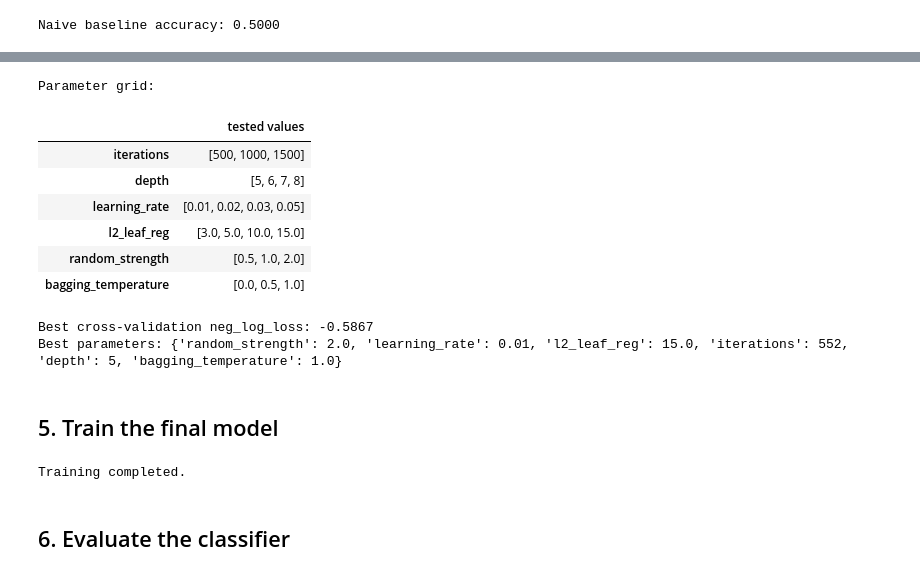
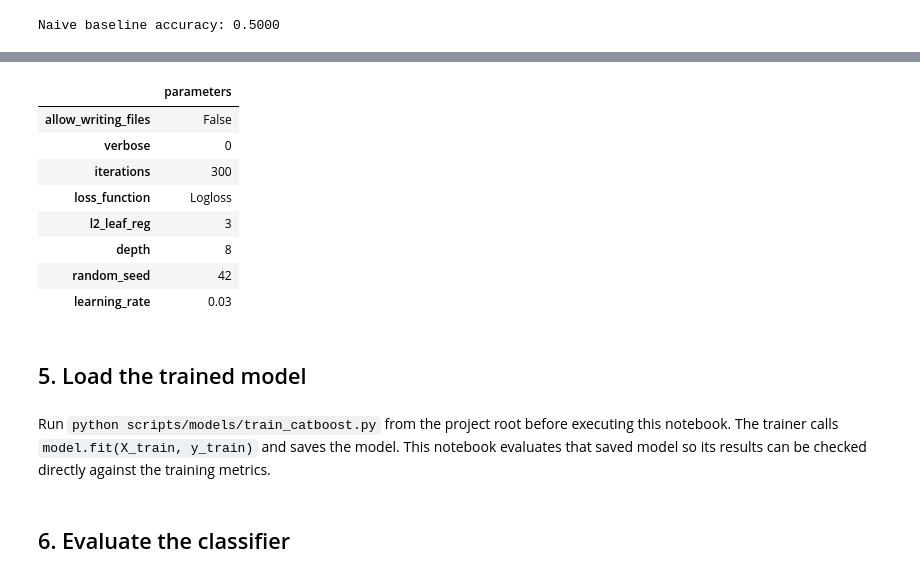
Before and after one commit to K4mp47/tennis_prediction, a Jupyter notebook: docs/catboost_training_analysis.ipynb, the cells around one changed output, grey strips where cells are left out. Drawn from its saved outputs; the diff is of its cells as text; code cells hidden in the pictures.

```diff
--- a/docs/catboost_training_analysis.ipynb
+++ b/docs/catboost_training_analysis.ipynb
@@ -32,7 +32,7 @@ from pathlib import Path
 import matplotlib.pyplot as plt
 import numpy as np
 import pandas as pd
-from catboost import CatBoostClassifier
+from catboost import CatBoostClassifier, Pool
 from IPython.display import display
 from sklearn.dummy import DummyClassifier
 from sklearn.metrics import (
@@ -52,16 +52,12 @@ if not (PROJECT_ROOT / "pyproject.toml").exists():
 MODELS_DIR = PROJECT_ROOT / "scripts" / "models"
 sys.path.insert(0, str(MODELS_DIR))
 
-from train_catboost import (  # noqa: E402
-    file_sha256,
-    prepare_catboost_features,
-    symmetrize_pair_probabilities,
-)
-from training_utils import chronological_holdout_split  # noqa: E402
+from train_catboost import chronological_split, prepare_catboost_features  # noqa: E402
 
 FEATURES_PATH = PROJECT_ROOT / "data/interim/tennis_matches_features.data"
 METADATA_PATH = PROJECT_ROOT / "data/interim/tennis_matches_features_metadata.json"
 METRICS_PATH = PROJECT_ROOT / "data/interim/catboost_metrics.json"
+MODEL_PATH = PROJECT_ROOT / "data/interim/catboost_model.cbm"
 
 plt.style.use("seaborn-v0_8-whitegrid")
 # %% [markdown]
@@ -208,42 +173,24 @@ The grid controls:
 # %%
-print("Parameter grid:")
-display(pd.Series(training_metrics["parameter_grid"], name="tested values").to_frame())
-
-cv_metric = training_metrics.get("selection_metric", "accuracy")
-cv_score = training_metrics.get("best_cv_accuracy")
-if cv_score is None:
-    cv_score = training_metrics["best_cv_score"]
-print(f"Best cross-validation {cv_metric}: {cv_score:.4f}")
-print("Best parameters:", training_metrics["best_params"])
+model = CatBoostClassifier()
+model.load_model(str(MODEL_PATH))
+display(pd.Series(model.get_params(), name="parameters").to_frame())
 # %% [output]
-Parameter grid:
-|  | tested values |
-| iterations | [500, 1000, 1500] |
-| depth | [5, 6, 7, 8] |
-| learning_rate | [0.01, 0.02, 0.03, 0.05] |
-| l2_leaf_reg | [3.0, 5.0, 10.0, 15.0] |
-| random_strength | [0.5, 1.0, 2.0] |
-| bagging_temperature | [0.0, 0.5, 1.0] |
+|  | parameters |
+| allow_writing_files | False |
+| verbose | 0 |
+| iterations | 300 |
+| loss_function | Logloss |
+| l2_leaf_reg | 3 |
+| depth | 8 |
+| random_seed | 42 |
+| learning_rate | 0.03 |
-Best cross-validation neg_log_loss: -0.5867
-Best parameters: {'random_strength': 2.0, 'learning_rate': 0.01, 'l2_leaf_reg': 15.0, 'iterations': 552, 'depth': 5, 'bagging_temperature': 1.0}
 # %% [markdown]
-## 5. Train the final model
+## 5. Load the trained model
-# %%
-model = CatBoostClassifier(
-    **training_metrics["best_params"],
-    loss_function="Logloss",
-    eval_metric="Logloss",
-    cat_features=categorical_features,
-    random_seed=42,
-    allow_writing_files=False,
-    verbose=False,
-    thread_count=1,
-)
-
-model.fit(X_train, y_train)
-print("Training completed.")
-# %% [output]
-Training completed.
+# %% [markdown]
+Run `python scripts/models/train_catboost.py` from the project root
+before executing this notebook. The trainer calls `model.fit(X_train, y_train)`
+and saves the model. This notebook evaluates that saved model so its results
+can be checked directly against the training metrics.
 # %% [markdown]
 ## 6. Evaluate the classifier
 # %%
```
Also changed, not shown: parts of 16 cells of this notebook, 6 other files.
